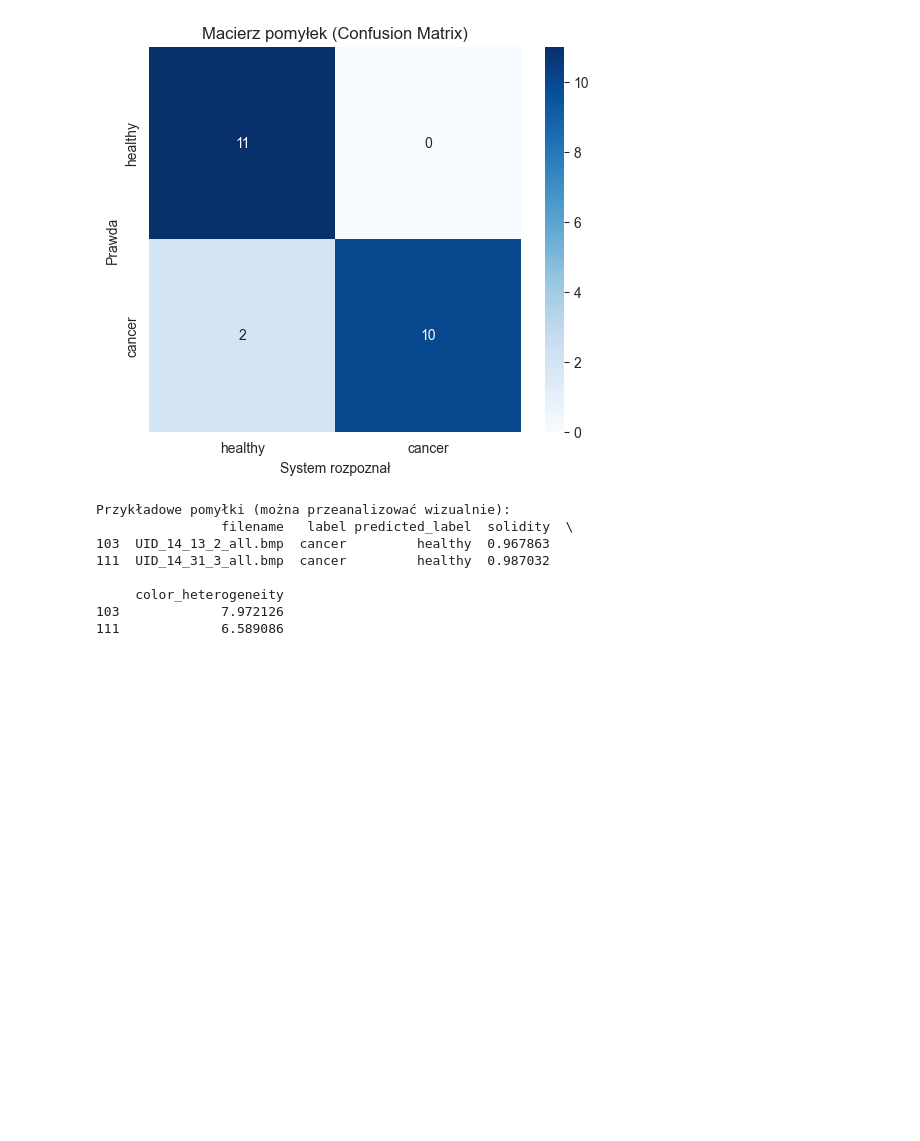
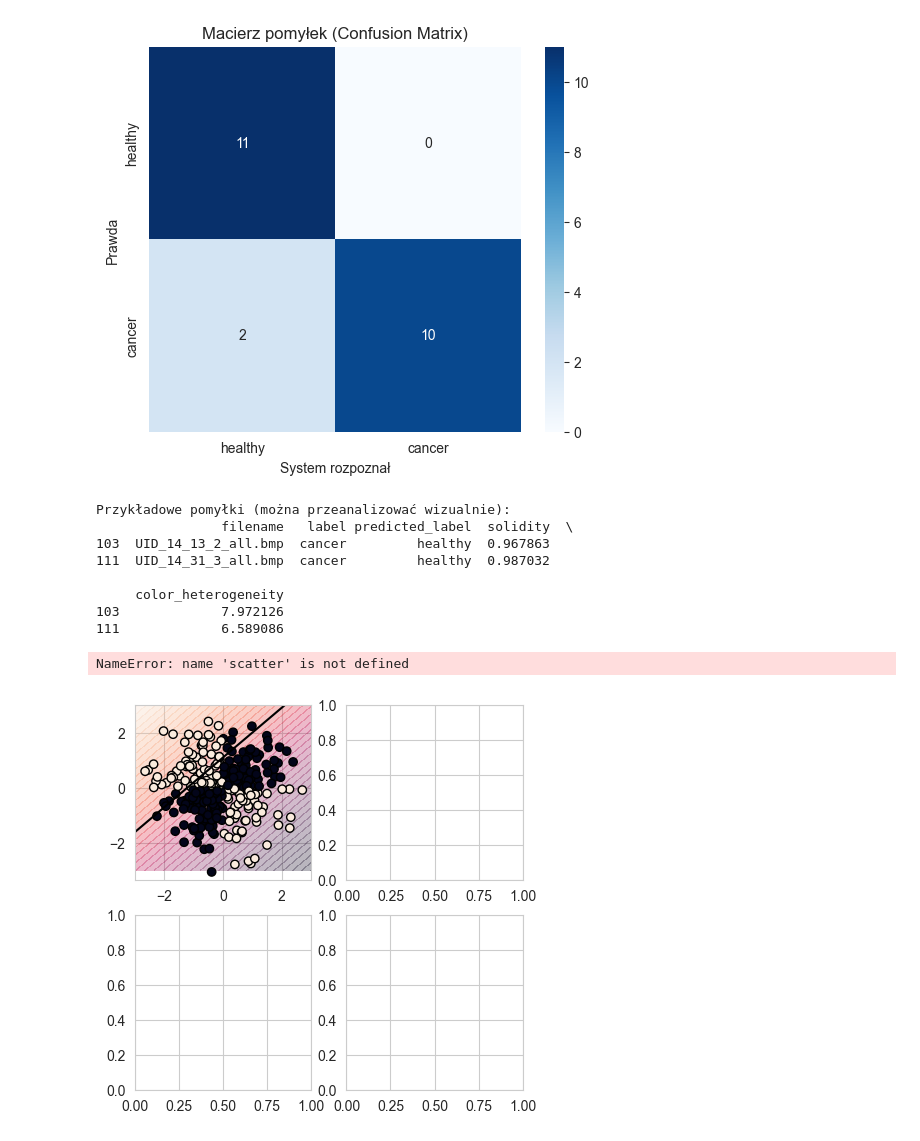
Before and after one commit to sdrapinski/Leukemia-multimedia-analysis, a Jupyter notebook: main.ipynb, the cells around one changed output. Saved outputs shown, nothing was run; the diff lists cells and outputs as text; code cells hidden in the pictures; blank space fills up the shorter version.

```diff
--- a/main.ipynb
+++ b/main.ipynb
@@ -204,3 +204,62 @@ Przykładowe pomyłki (można przeanalizować wizualnie):
      color_heterogeneity
 103             7.972126
 111             6.589086
+# %%
+X_train = train_df[['solidity', 'color_heterogeneity']].values
+y_train = train_df['label'].values
+
+X_test = test_df[['solidity', 'color_heterogeneity']].values
+y_test = test_df['label'].values
+
+
+def plot_training_data_with_decision_boundary(kernel, ax):
+    model = Pipeline([
+        ('scaler', StandardScaler()),
+        ('svm', SVC(kernel=kernel))
+    ])
+
+    model.fit(X, y)
+
+    y_pred = model.predict(X)
+    acc = accuracy_score(y, y_pred) * 100
+
+    Z = model.decision_function(np.c_[xx.ravel(), yy.ravel()])
+    Z = Z.reshape(xx.shape)
+
+    ax.contourf(xx, yy, Z, levels=50, alpha=0.3)
+    ax.contour(xx, yy, Z, levels=[0], colors='k')
+
+    scatter = ax.scatter(X[:, 0], X[:, 1], c=y, edgecolor='k')
+
+    handles, labels = scatter.legend_elements()
+    handles.append(
+        plt.Line2D([0], [0], color='none', label=f"Accuracy: {acc:.1f}%")
+    )
+
+    ax.legend(handles=handles)
+    ax.set_title(kernel)
+
+
+
+xx, yy = np.meshgrid(
+    np.linspace(-3, 3, 500),
+    np.linspace(-3, 3, 500)
+)
+
+np.random.seed(0)
+X = np.random.randn(300, 2)
+y = np.logical_xor(X[:, 0] > 0, X[:, 1] > 0)
+
+fig, ax = plt.subplots(2, 2, figsize=(5, 5))
+
+plot_training_data_with_decision_boundary("linear", ax[0, 0])
+plot_training_data_with_decision_boundary("poly", ax[0, 1])
+plot_training_data_with_decision_boundary("rbf", ax[1, 0])
+plot_training_data_with_decision_boundary("sigmoid", ax[1, 1])
+
+
+plt.tight_layout()
+plt.show()
+# %% [output]
+NameError: name 'scatter' is not defined
+[figure, added]
```
